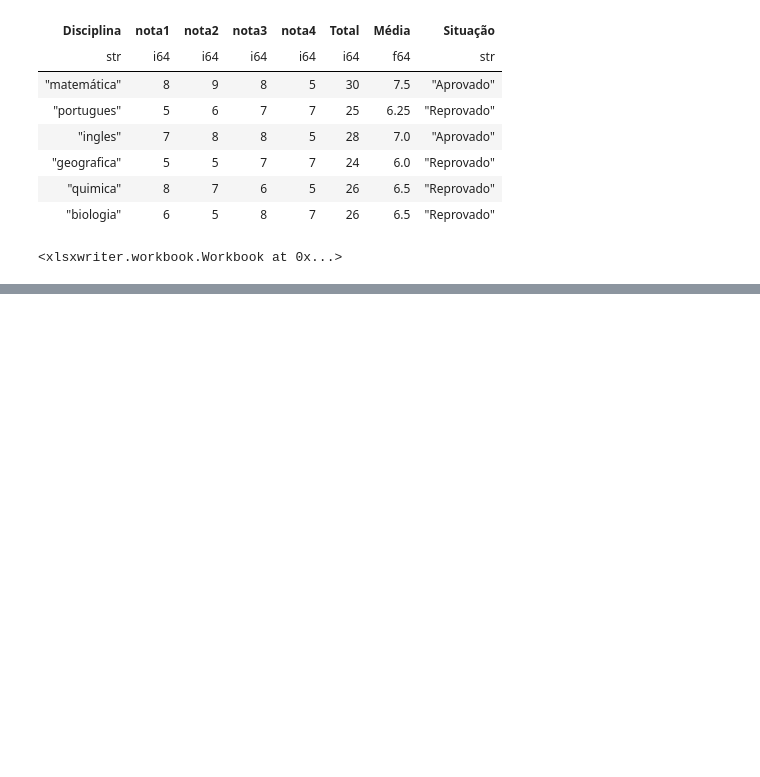
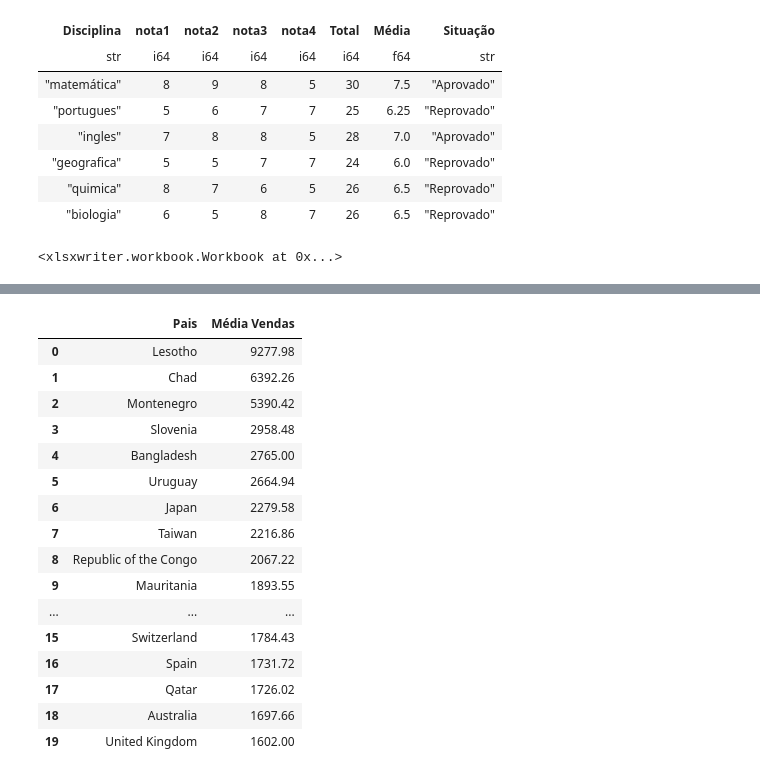
Before and after one commit to ResidenciaSerratecDados/PowerBI_Python, a Jupyter notebook: PowerBI_Python.ipynb, the cells around one changed output, grey strips where cells are left out. Cells and saved outputs as stored; diff of their text form; code cells hidden in the pictures; blank space fills up the shorter version.

Commit message:
Preparo de Vendas Colab para Power BI

```diff
--- a/PowerBI_Python.ipynb
+++ b/PowerBI_Python.ipynb
@@ -63,6 +78,6 @@ boletim.write_excel('boletim.xlsx', include_header=True)
 # %% [output]
 <xlsxwriter.workbook.Workbook at 0x...>
 # %%
-vendas = pd.read_csv('baseaula2.csv', separator=';')
+vendas = pd.read_csv('baseaula2.csv', sep=';')
 print(vendas.columns)
 # %% [output]
@@ -70,6 +88,7 @@ TypeError: read_csv() got an unexpected keyword argument 'separator'
 # %%
-# Converter Data da Coleta para date
-vendas['Data_Pedido'] = pd.to_datetime(vendas['Data_Pedido'], format='%d/%m/%Y')
-
-#Converter valoor de venda para float
-vendas['Valor de Venda'] = vendas['Valor de Venda'].str.replace(',', '.').astype(float)
+# Converter Data da Coleta para date and Valor de Venda to float
+vendas['Data_Pedido']=pd.to_datetime(vendas['Data_Pedido'], format='%d/%m/%Y')
+# Ensure the column is string type before using .str accessor
+vendas['Total_Vendas'] = vendas['Total_Vendas'].astype(str).str.replace(',', '.')
+# Now convert to float and round
+vendas['Total_Vendas'] = round(vendas['Total_Vendas'].astype(float),2)
@@ -81,2 +95,14 @@ You might want to try:
+# %%
+vendas['Total_Final'] = round(vendas['Total_Vendas']*vendas['Quantidade'],2)
+vendas['Desconto'] = round(vendas['Total_Vendas']*0.1,2)
+vendas['Lucro'] = round(vendas['Total_Final']*1.8,2)
+vendas['Valor_Total'] = round(vendas['Total_Final']-vendas['Desconto'],2)
+
+vendas['Prioridade'] = [
+    'Crítica' if quantidade < 5 else
+    'Baixa' if 5 <= quantidade < 10 else
+    'Média' if 10 <= quantidade < 15 else
+    'Alta' for quantidade in vendas['Quantidade']
+]
 # %%
 display(vendas.head(51291))
@@ -84,0 +222,30 @@ display(vendas.head(51291))
+# %%
+# Pergunta 5 - Quais países tiveram maior média de valor de venda? Demonstre em um mapa.
+
+TopMediaVenda = {
+    'Média Vendas': vendas.groupby('Pais')['Valor_Total'].mean().sort_values(ascending=False).round(2)
+}
+TopMediaVenda = pd.DataFrame(TopMediaVenda)
+
+# Reset the index so 'Pais' becomes a regular column
+TopMediaVenda = TopMediaVenda.reset_index()
+
+display(TopMediaVenda.head(20))
+# %% [output]
+|  | Pais | Média Vendas |
+| 0 | Lesotho | 9277.98 |
+| 1 | Chad | 6392.26 |
+| 2 | Montenegro | 5390.42 |
+| 3 | Slovenia | 2958.48 |
+| 4 | Bangladesh | 2765.00 |
+| 5 | Uruguay | 2664.94 |
+| 6 | Japan | 2279.58 |
+| 7 | Taiwan | 2216.86 |
+| 8 | Republic of the Congo | 2067.22 |
+| 9 | Mauritania | 1893.55 |
+| ... | ... | ... |
+| 15 | Switzerland | 1784.43 |
+| 16 | Spain | 1731.72 |
+| 17 | Qatar | 1726.02 |
+| 18 | Australia | 1697.66 |
+| 19 | United Kingdom | 1602.00 |
```
Also changed, not shown: parts of 12 cells of this notebook, 3 other files.
